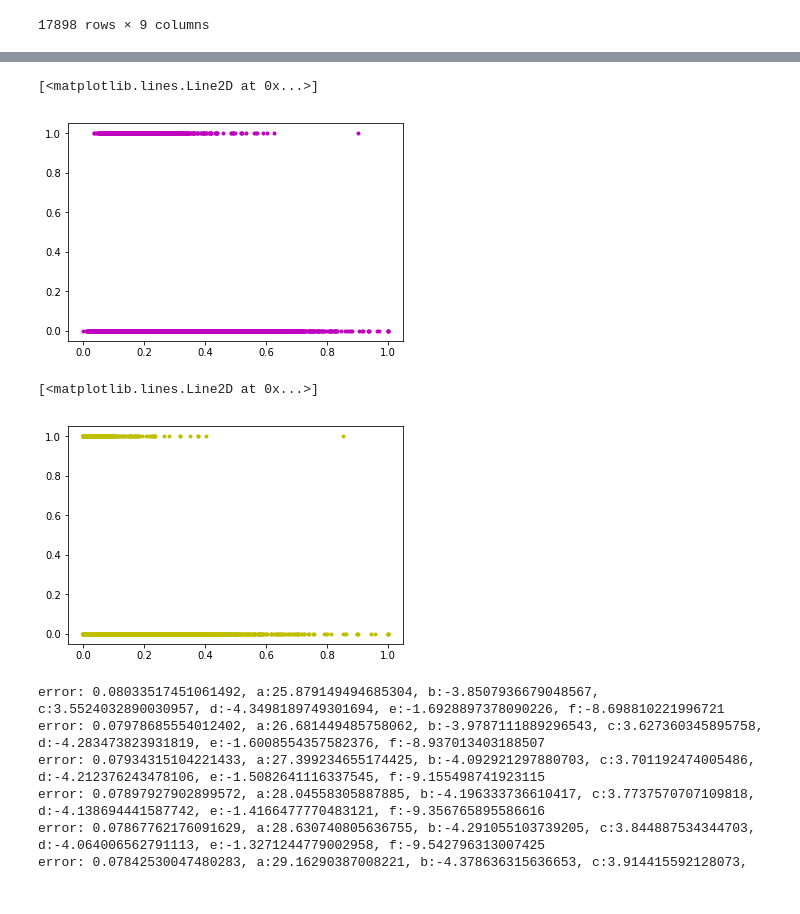
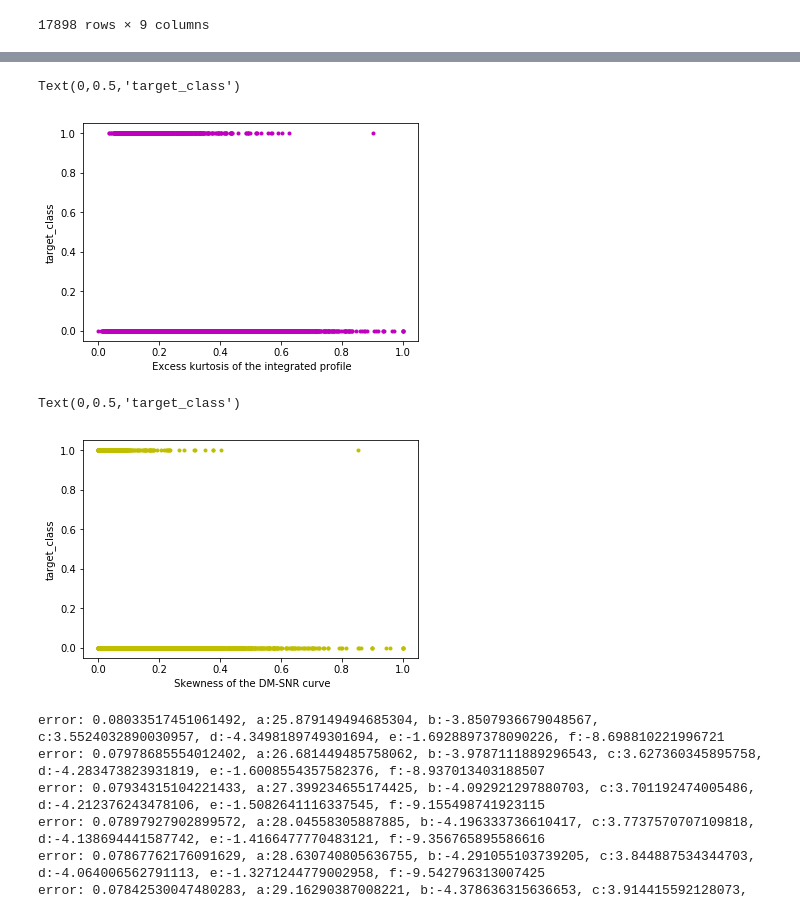
Before and after one commit to Ananyadevaraju/Predicting-a-pulsar-star, a Jupyter notebook: Predicting a Pulsar Star .ipynb, the cells around one changed output, grey strips where cells are left out. Drawn from its saved outputs; the diff is of its cells as text; code cells hidden in the pictures.

```diff
--- a/Predicting a Pulsar Star .ipynb
+++ b/Predicting a Pulsar Star .ipynb
@@ -108,13 +129,17 @@ plt.plot(x3, y,'b.')
 # %%
 plt.plot(x4, y,'m.')
+plt.xlabel(' Excess kurtosis of the integrated profile')
+plt.ylabel('target_class')
 # %% [output]
-[<matplotlib.lines.Line2D at 0x...>]
+Text(0,0.5,'target_class')
-[figure, old version]
+[figure, new version]
 # %%
 plt.plot(x5, y,'y.')
+plt.xlabel(' Skewness of the DM-SNR curve')
+plt.ylabel('target_class')
 # %% [output]
-[<matplotlib.lines.Line2D at 0x...>]
+Text(0,0.5,'target_class')
-[figure, old version]
+[figure, new version]
 # %%
 x1_train, x1_test, x2_train, x2_test, x3_train, x3_test, x4_train, x4_test, x5_train, x5_test, y_train, y_test = train_test_split(x1, x2, x3, x4, x5, y, test_size = 0.25, random_state = 7823)
 # %%
```
Also changed, not shown: parts of 14 cells of this notebook.
